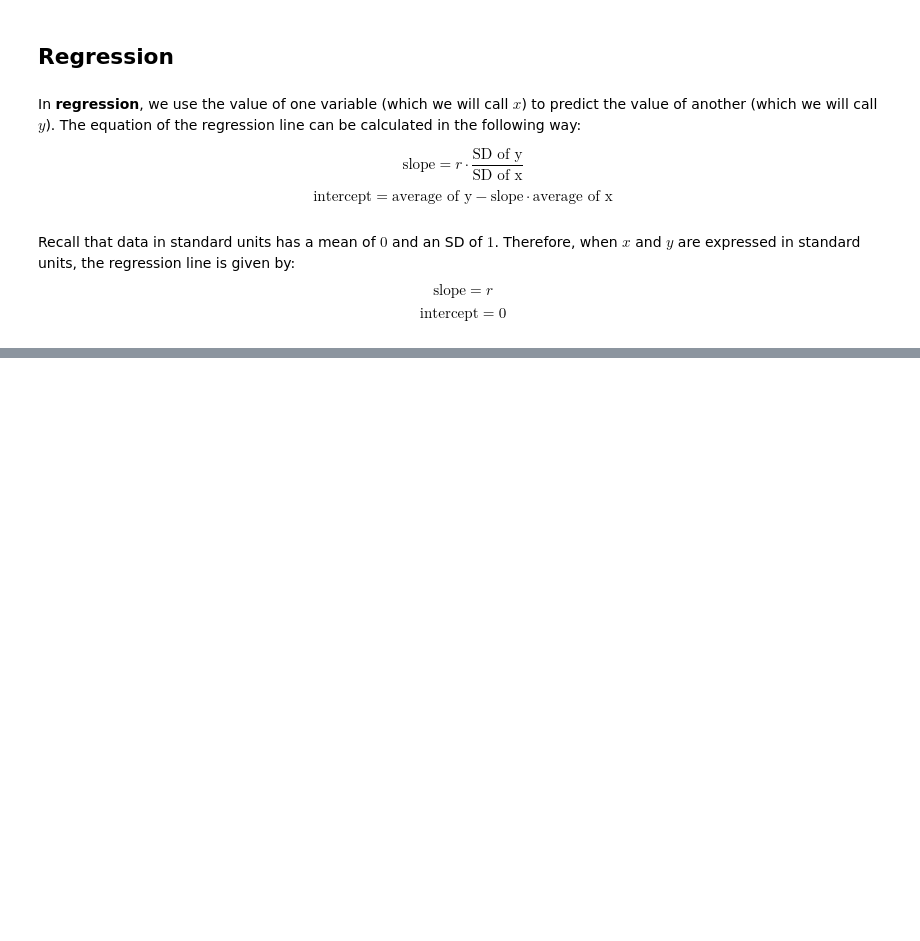
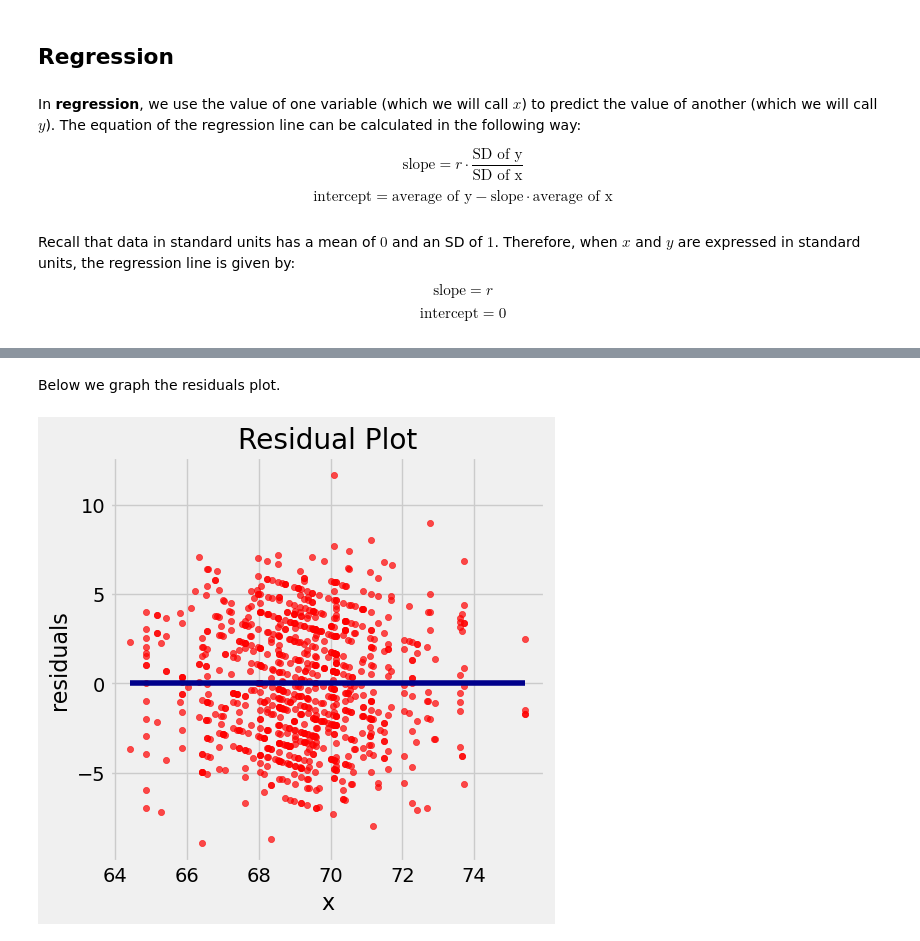
Before and after one commit to samuelBobick/d8-mini-lectures, a Jupyter notebook: mini-lectures.ipynb, the cells around one changed output, grey strips where cells are left out. Cells and saved outputs as stored; diff of their text form; code cells hidden in the pictures; blank space fills up the shorter version.

```diff
--- a/mini-lectures.ipynb
+++ b/mini-lectures.ipynb
@@ -494,0 +515,44 @@ $$\text{intercept} = 0$$
+# %% [markdown]
+Below we graph the residuals plot.
+# %%
+import matplotlib.pyplot as plots
+plots.style.use('fivethirtyeight')
+
+def standard_units(x):
+    return (x - np.mean(x))/np.std(x)
+
+def correlation(table, x, y):
+    x_in_standard_units = standard_units(table.column(x))
+    y_in_standard_units = standard_units(table.column(y))
+    return np.mean(x_in_standard_units * y_in_standard_units)
+
+def slope(table, x, y):
+    r = correlation(table, x, y)
+    return r * np.std(table.column(y))/np.std(table.column(x))
+
+def intercept(table, x, y):
+    a = slope(table, x, y)
+    return np.mean(table.column(y)) -  a * np.mean(table.column(x))
+
+def fit(table, x, y):
+    a = slope(table, x, y)
+    b = intercept(table, x, y)
+    return a * table.column(x) + b
+
+def residual(table, x, y):
+    return table.column(y) - fit(table, x, y)
+
+def residual_plot(table, x, y):
+    x_array = table.column(x)
+    t = Table().with_columns(
+            x, x_array,
+            'residuals', residual(table, x, y)
+        )
+    t.scatter(x, 'residuals', color='r')
+    xlims = make_array(min(x_array), max(x_array))
+    plots.plot(xlims, make_array(0, 0), color='darkblue', lw=4)
+    plots.title('Residual Plot')
+
+residual_plot(heights, "x", "y")
+# %% [output]
+[figure, added]
```
Also changed, not shown: parts of 28 cells of this notebook, 3 other files.
